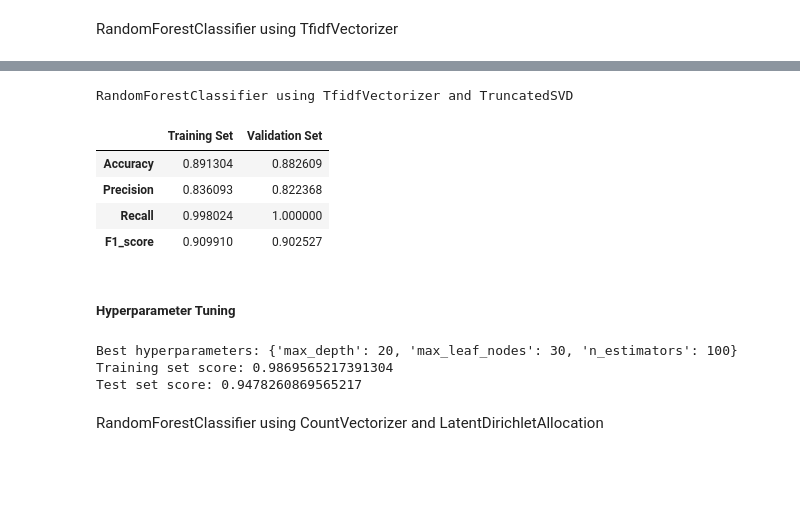
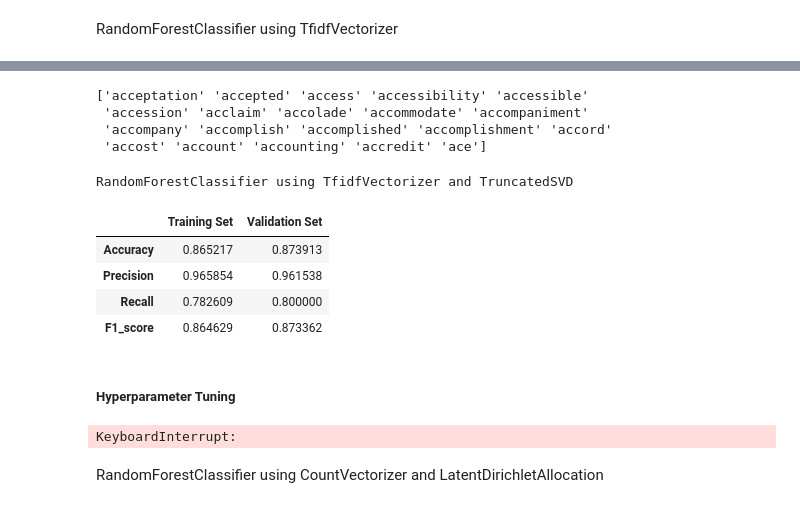
Before and after one commit to Royichan/Capstone, a Jupyter notebook: SOP_Classification.ipynb, the cells around one changed output, grey strips where cells are left out. Drawn from its saved outputs; the diff is of its cells as text; code cells hidden in the pictures; blank space fills up the shorter version.

```diff
--- a/SOP_Classification.ipynb
+++ b/SOP_Classification.ipynb
@@ -432,6 +438,6 @@ Shape of train data: (920, 4603)
 # %%
 # Model Training and Prediction for Count Vectorizer using random forest classifier
-clf_cv = RandomForestClassifier(max_depth=2, max_leaf_nodes=3, n_estimators=20)
+clf_cv = RandomForestClassifier(max_depth=2, max_leaf_nodes=3, n_estimators=20, class_weight={0:100, 1:60})
 clf_cv.fit(X_train_cv, y_train)
 y_pred_cv_train = clf_cv.predict(X_train_cv)
 y_pred_cv_val = clf_cv.predict(X_val_cv)
@@ -474,34 +480,41 @@ Shape of train data: (920, 6037)
+# %%
+print(vectorizer_lsa.get_feature_names_out()[100:120])
+# %% [output]
+['acceptation' 'accepted' 'access' 'accessibility' 'accessible'
+ 'accession' 'acclaim' 'accolade' 'accommodate' 'accompaniment'
+ 'accompany' 'accomplish' 'accomplished' 'accomplishment' 'accord'
+ 'accost' 'account' 'accounting' 'accredit' 'ace']
 # %%
 # Model Training and Prediction for TF-IDF using random forest classifier
-clf_tfidf = RandomForestClassifier(max_depth=2, max_leaf_nodes=3, n_estimators=20)
+clf_tfidf = RandomForestClassifier(max_depth=2, max_leaf_nodes=3, n_estimators=20, class_weight={0:100, 1:60})
 clf_tfidf.fit(X_train_tfidf, y_train)
 y_pred_tfidf_train = clf_tfidf.predict(X_train_tfidf)
 y_pred_tfidf_val = clf_tfidf.predict(X_val_tfidf)
 
 # Model Evaluation for TF-IDF
 metrics = {'Training Set':
            {'Accuracy':accuracy_score(y_train, y_pred_tfidf_train),
             'Precision':precision_score(y_train, y_pred_tfidf_train),
             'Recall':recall_score(y_train, y_pred_tfidf_train),
             'F1_score':f1_score(y_train, y_pred_tfidf_train)},
 
            'Validation Set':
            {'Accuracy':accuracy_score(y_val, y_pred_tfidf_val),
             'Precision':precision_score(y_val, y_pred_tfidf_val),
             'Recall':recall_score(y_val, y_pred_tfidf_val),
             'F1_score':f1_score(y_val, y_pred_tfidf_val)}
             }
 
 metricDf = pd.DataFrame.from_dict(metrics)
 print('RandomForestClassifier using TfidfVectorizer and TruncatedSVD')
 display(metricDf)
 # %% [output]
 RandomForestClassifier using TfidfVectorizer and TruncatedSVD
 |  | Training Set | Validation Set |
-| Accuracy | 0.891304 | 0.882609 |
-| Precision | 0.836093 | 0.822368 |
-| Recall | 0.998024 | 1.000000 |
-| F1_score | 0.909910 | 0.902527 |
+| Accuracy | 0.865217 | 0.873913 |
+| Precision | 0.965854 | 0.961538 |
+| Recall | 0.782609 | 0.800000 |
+| F1_score | 0.864629 | 0.873362 |
 # %% [markdown]
 ##### Hyperparameter Tuning
 # %%
@@ -527,9 +540,7 @@ best_rf_clf.fit(X_train_tfidf, y_train)
 print("Training set score:", best_rf_clf.score(X_train_tfidf, y_train))
 print("Test set score:", best_rf_clf.score(X_val_tfidf, y_val))
 # %% [output]
-Best hyperparameters: {'max_depth': 20, 'max_leaf_nodes': 30, 'n_estimators': 100}
-Training set score: 0.9869565217391304
-Test set score: 0.9478260869565217
+KeyboardInterrupt:
 # %% [markdown]
 RandomForestClassifier using CountVectorizer and LatentDirichletAllocation
 # %%
```
Also changed, not shown: parts of 14 cells of this notebook.
